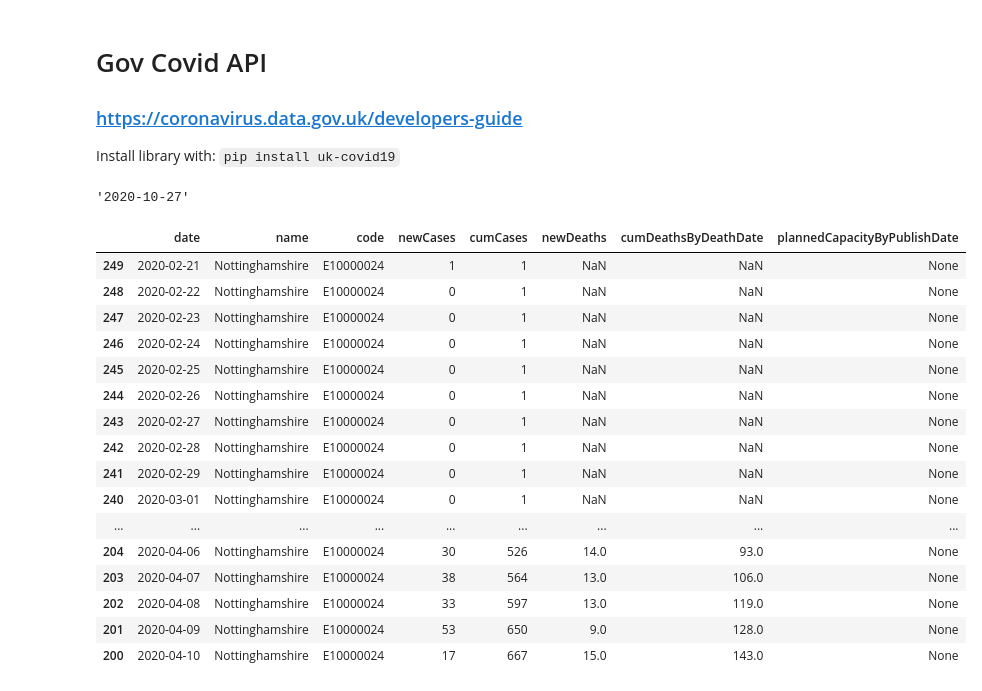
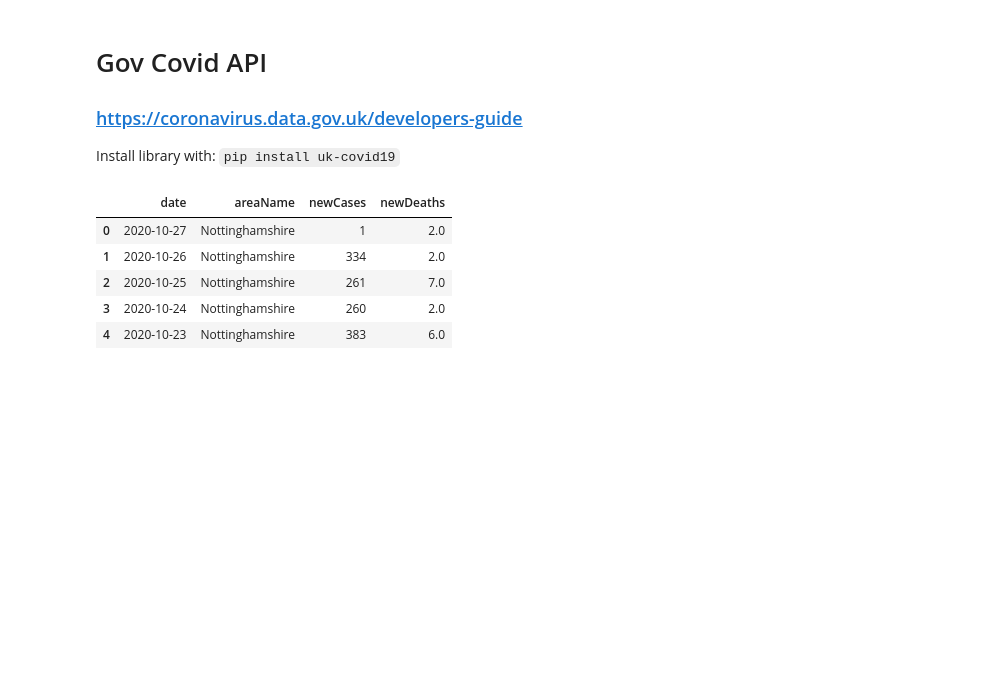
Before and after one commit to bcdobbs/Covid19, a Jupyter notebook: RushcliffeCV19Data.ipynb, the cells around one changed output. Cells and saved outputs as stored; diff of their text form; code cells hidden in the pictures; blank space fills up the shorter version.

```diff
--- a/RushcliffeCV19Data.ipynb
+++ b/RushcliffeCV19Data.ipynb
@@ -11,48 +16,22 @@ from datetime import date, timedelta
-# %%
-#Data from the API seems to be incorrect for previous day.
-
-yesterday = date.today() - timedelta(days=1)
-dateToRemove = yesterday.strftime('%Y-%m-%d')
-dateToRemove
-# %% [output]
-'2020-10-27'
 # %%
 filters = ["areaType=utla", "areaName=Nottinghamshire"]
 #filters = ["areaType=Region"]
 dataStructure = {
     "date": "date",
-    "name": "areaName",
-    "code":"areaCode",
+    "areaName": "areaName",
     "newCases": "newCasesBySpecimenDate",
-    "cumCases": "cumCasesBySpecimenDate",
     "newDeaths": "newDeathsByDeathDate",
-    "cumDeathsByDeathDate":"cumDeathsByDeathDate",
-    "plannedCapacityByPublishDate":"plannedCapacityByPublishDate"
     }
 
 objCV19 = cv.Cov19API(filters=filters, structure=dataStructure)
 
-result = objCV19.get_dataframe()
+apiResult = objCV19.get_dataframe()
 
-result = result.drop(result[result.date == dateToRemove].index)
-result = result.sort_values(by="date")
-
-result.head(50)
+apiResult.head()
 # %% [output]
-|  | date | name | code | newCases | cumCases | newDeaths | cumDeathsByDeathDate | plannedCapacityByPublishDate |
-| 249 | 2020-02-21 | Nottinghamshire | E10000024 | 1 | 1 | NaN | NaN | None |
-| 248 | 2020-02-22 | Nottinghamshire | E10000024 | 0 | 1 | NaN | NaN | None |
-| 247 | 2020-02-23 | Nottinghamshire | E10000024 | 0 | 1 | NaN | NaN | None |
-| 246 | 2020-02-24 | Nottinghamshire | E10000024 | 0 | 1 | NaN | NaN | None |
-| 245 | 2020-02-25 | Nottinghamshire | E10000024 | 0 | 1 | NaN | NaN | None |
-| 244 | 2020-02-26 | Nottinghamshire | E10000024 | 0 | 1 | NaN | NaN | None |
-| 243 | 2020-02-27 | Nottinghamshire | E10000024 | 0 | 1 | NaN | NaN | None |
-| 242 | 2020-02-28 | Nottinghamshire | E10000024 | 0 | 1 | NaN | NaN | None |
-| 241 | 2020-02-29 | Nottinghamshire | E10000024 | 0 | 1 | NaN | NaN | None |
-| 240 | 2020-03-01 | Nottinghamshire | E10000024 | 0 | 1 | NaN | NaN | None |
-| ... | ... | ... | ... | ... | ... | ... | ... | ... |
-| 204 | 2020-04-06 | Nottinghamshire | E10000024 | 30 | 526 | 14.0 | 93.0 | None |
-| 203 | 2020-04-07 | Nottinghamshire | E10000024 | 38 | 564 | 13.0 | 106.0 | None |
-| 202 | 2020-04-08 | Nottinghamshire | E10000024 | 33 | 597 | 13.0 | 119.0 | None |
-| 201 | 2020-04-09 | Nottinghamshire | E10000024 | 53 | 650 | 9.0 | 128.0 | None |
-| 200 | 2020-04-10 | Nottinghamshire | E10000024 | 17 | 667 | 15.0 | 143.0 | None |
+|  | date | areaName | newCases | newDeaths |
+| 0 | 2020-10-27 | Nottinghamshire | 1 | 2.0 |
+| 1 | 2020-10-26 | Nottinghamshire | 334 | 2.0 |
+| 2 | 2020-10-25 | Nottinghamshire | 261 | 7.0 |
+| 3 | 2020-10-24 | Nottinghamshire | 260 | 2.0 |
+| 4 | 2020-10-23 | Nottinghamshire | 383 | 6.0 |
```
Also changed, not shown: parts of 11 cells of this notebook.
